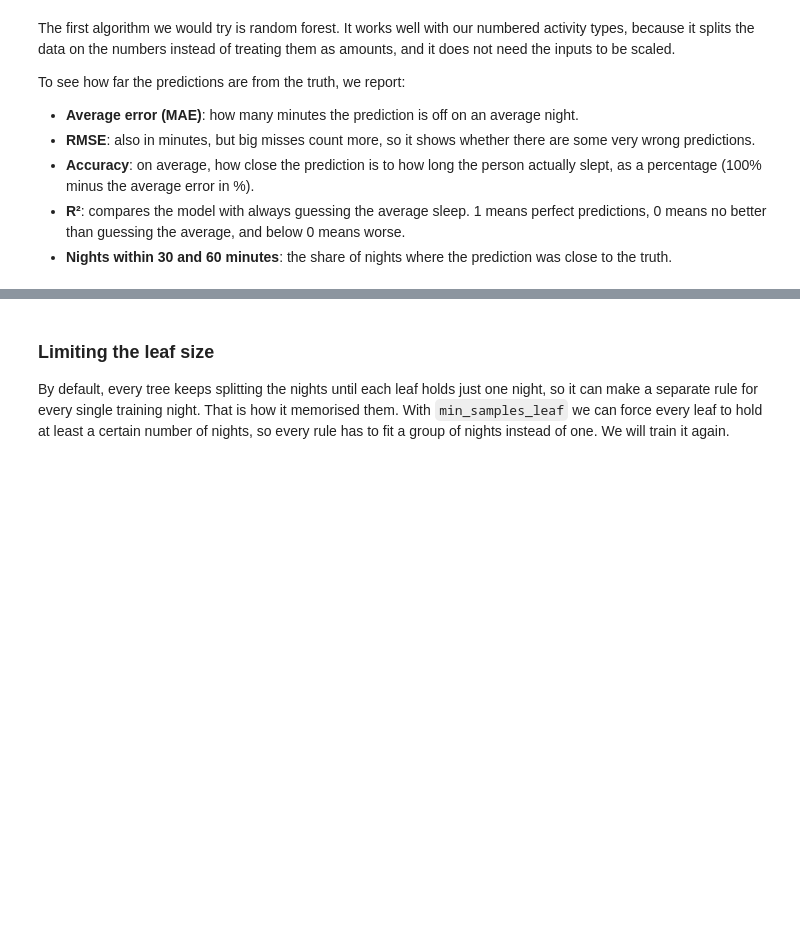
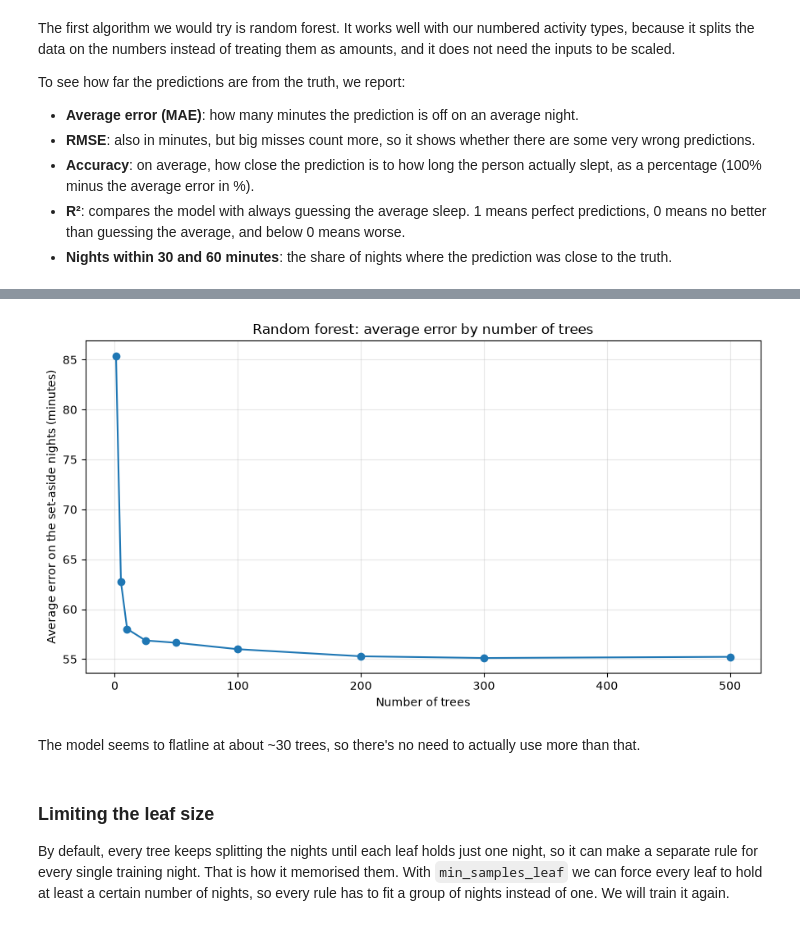
Before and after one commit to krasennnn/sleep-predictor, a Jupyter notebook: 01_explore_and_prepare_data.ipynb, the cells around one changed output, grey strips where cells are left out. Cells and saved outputs as stored; diff of their text form; code cells hidden in the pictures; blank space fills up the shorter version.

```diff
--- a/01_explore_and_prepare_data.ipynb
+++ b/01_explore_and_prepare_data.ipynb
@@ -1149,3 +1149,31 @@ The training nights sit close to the line, but the test nights are spread out, a
+# %%
+from sklearn.ensemble import RandomForestRegressor
+from sklearn.metrics import mean_absolute_error
+
+# Set aside 20% of the training nights to check the number of trees on.
+check_inputs, holdout_inputs, check_target, holdout_target = train_test_split(
+    inputs_train, target_train, test_size=0.2, random_state=SEED
+)
+
+tree_counts = [1, 5, 10, 25, 50, 100, 200, 300, 500]
+tree_errors = []
+for n_trees in tree_counts:
+    forest = RandomForestRegressor(n_estimators=n_trees, random_state=SEED, n_jobs=-1)
+    forest.fit(check_inputs, check_target)
+    tree_errors.append(mean_absolute_error(holdout_target, forest.predict(holdout_inputs)))
+
+fig, ax = plt.subplots(figsize=(9, 5))
+ax.plot(tree_counts, tree_errors, marker="o")
+ax.set_title("Random forest: average error by number of trees")
+ax.set_xlabel("Number of trees")
+ax.set_ylabel("Average error on the set-aside nights (minutes)")
+ax.grid(alpha=0.3)
+plt.tight_layout()
+plt.show()
+# %% [output]
+[figure, added]
+# %% [markdown]
+The model seems to flatline at about ~30 trees, so there's no need to actually use more than that.
 # %% [markdown]
 ### Limiting the leaf size
 By default, every tree keeps splitting the nights until each leaf holds just one night, so it can make a separate rule for every single training night. That is how it memorised them. With `min_samples_leaf` we can force every leaf to hold at least a certain number of nights, so every rule has to fit a group of nights instead of one. We will train it again.
```
Also changed, not shown: parts of 49 cells of this notebook, 2 other files.
